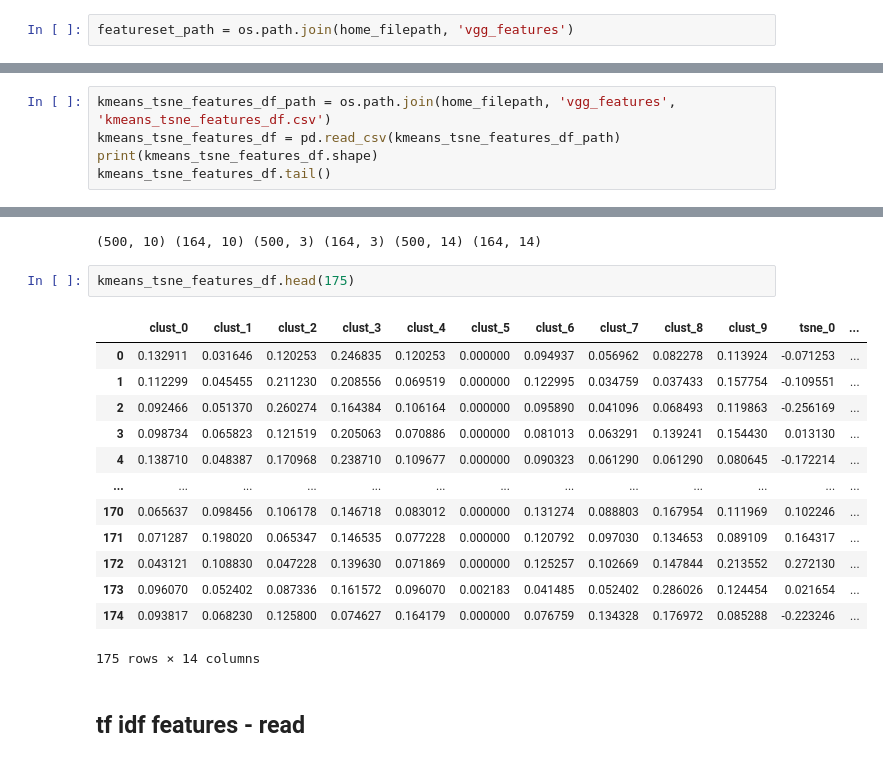
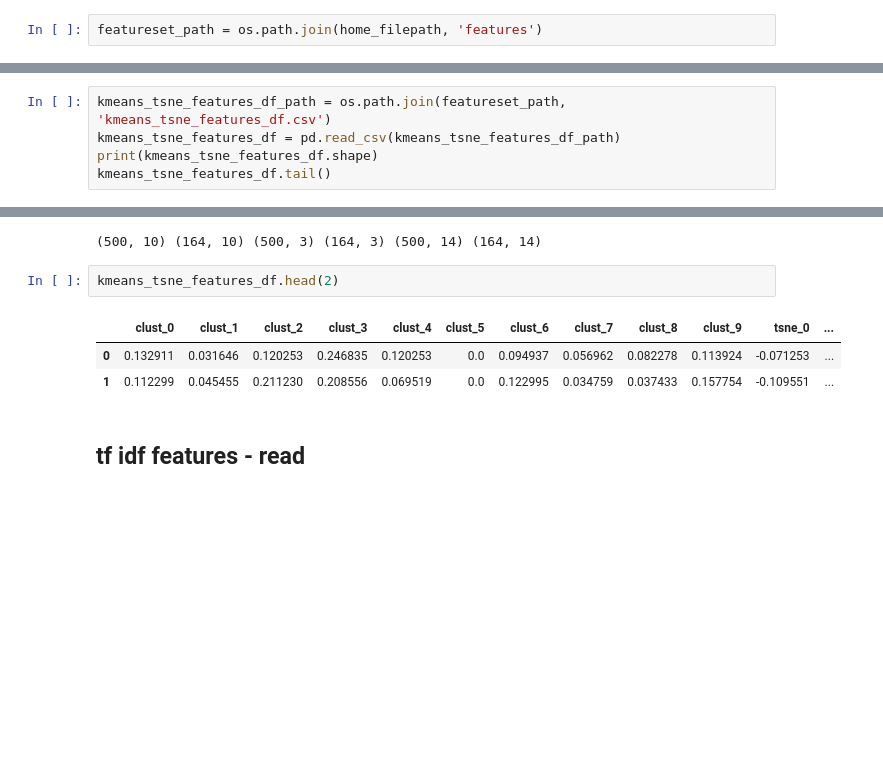
Before and after one commit to surajsrivathsa/thesis_comics_search_xai, a Jupyter notebook: feature_extraction/jupyter_notebooks/search_engine.ipynb, the cells around one changed output, grey strips where cells are left out. Saved outputs shown, nothing was run; the diff lists cells and outputs as text; blank space fills up the shorter version.

```diff
--- a/feature_extraction/jupyter_notebooks/search_engine.ipynb
+++ b/feature_extraction/jupyter_notebooks/search_engine.ipynb
@@ -30,4 +31,4 @@ os.getcwd()
 # %% [output]
 '/content/drive/MyDrive/suraj/thesis'
 # %%
-featureset_path = os.path.join(home_filepath, 'vgg_features')
+featureset_path = os.path.join(home_filepath, 'features')
@@ -648,7 +110,7 @@ print(averaged_embedding_per_book_limited_172_np.shape)
 # %% [markdown]
 ## kmeans tsne features - read
 # %%
-kmeans_tsne_features_df_path = os.path.join(home_filepath, 'vgg_features', 'kmeans_tsne_features_df.csv')
+kmeans_tsne_features_df_path = os.path.join(featureset_path, 'kmeans_tsne_features_df.csv')
 kmeans_tsne_features_df = pd.read_csv(kmeans_tsne_features_df_path)
 print(kmeans_tsne_features_df.shape)
 kmeans_tsne_features_df.tail()
@@ -674,21 +136,11 @@ print(clustering_features_np.shape, clustering_features_limited_172_np.shape, ts
 # %% [output]
 (500, 10) (164, 10) (500, 3) (164, 3) (500, 14) (164, 14)
 # %%
-kmeans_tsne_features_df.head(175)
+kmeans_tsne_features_df.head(2)
 # %% [output]
 |  | clust_0 | clust_1 | clust_2 | clust_3 | clust_4 | clust_5 | clust_6 | clust_7 | clust_8 | clust_9 | tsne_0 | ... |
-| 0 | 0.132911 | 0.031646 | 0.120253 | 0.246835 | 0.120253 | 0.000000 | 0.094937 | 0.056962 | 0.082278 | 0.113924 | -0.071253 | ... |
-| 1 | 0.112299 | 0.045455 | 0.211230 | 0.208556 | 0.069519 | 0.000000 | 0.122995 | 0.034759 | 0.037433 | 0.157754 | -0.109551 | ... |
-| 2 | 0.092466 | 0.051370 | 0.260274 | 0.164384 | 0.106164 | 0.000000 | 0.095890 | 0.041096 | 0.068493 | 0.119863 | -0.256169 | ... |
-| 3 | 0.098734 | 0.065823 | 0.121519 | 0.205063 | 0.070886 | 0.000000 | 0.081013 | 0.063291 | 0.139241 | 0.154430 | 0.013130 | ... |
-| 4 | 0.138710 | 0.048387 | 0.170968 | 0.238710 | 0.109677 | 0.000000 | 0.090323 | 0.061290 | 0.061290 | 0.080645 | -0.172214 | ... |
-| ... | ... | ... | ... | ... | ... | ... | ... | ... | ... | ... | ... | ... |
-| 170 | 0.065637 | 0.098456 | 0.106178 | 0.146718 | 0.083012 | 0.000000 | 0.131274 | 0.088803 | 0.167954 | 0.111969 | 0.102246 | ... |
-| 171 | 0.071287 | 0.198020 | 0.065347 | 0.146535 | 0.077228 | 0.000000 | 0.120792 | 0.097030 | 0.134653 | 0.089109 | 0.164317 | ... |
-| 172 | 0.043121 | 0.108830 | 0.047228 | 0.139630 | 0.071869 | 0.000000 | 0.125257 | 0.102669 | 0.147844 | 0.213552 | 0.272130 | ... |
-| 173 | 0.096070 | 0.052402 | 0.087336 | 0.161572 | 0.096070 | 0.002183 | 0.041485 | 0.052402 | 0.286026 | 0.124454 | 0.021654 | ... |
-| 174 | 0.093817 | 0.068230 | 0.125800 | 0.074627 | 0.164179 | 0.000000 | 0.076759 | 0.134328 | 0.176972 | 0.085288 | -0.223246 | ... |
+| 0 | 0.132911 | 0.031646 | 0.120253 | 0.246835 | 0.120253 | 0.0 | 0.094937 | 0.056962 | 0.082278 | 0.113924 | -0.071253 | ... |
+| 1 | 0.112299 | 0.045455 | 0.211230 | 0.208556 | 0.069519 | 0.0 | 0.122995 | 0.034759 | 0.037433 | 0.157754 | -0.109551 | ... |
-175 rows × 14 columns
 # %% [markdown]
 ## tf idf features - read
 # %%
```
Also changed, not shown: parts of 93 cells of this notebook.
